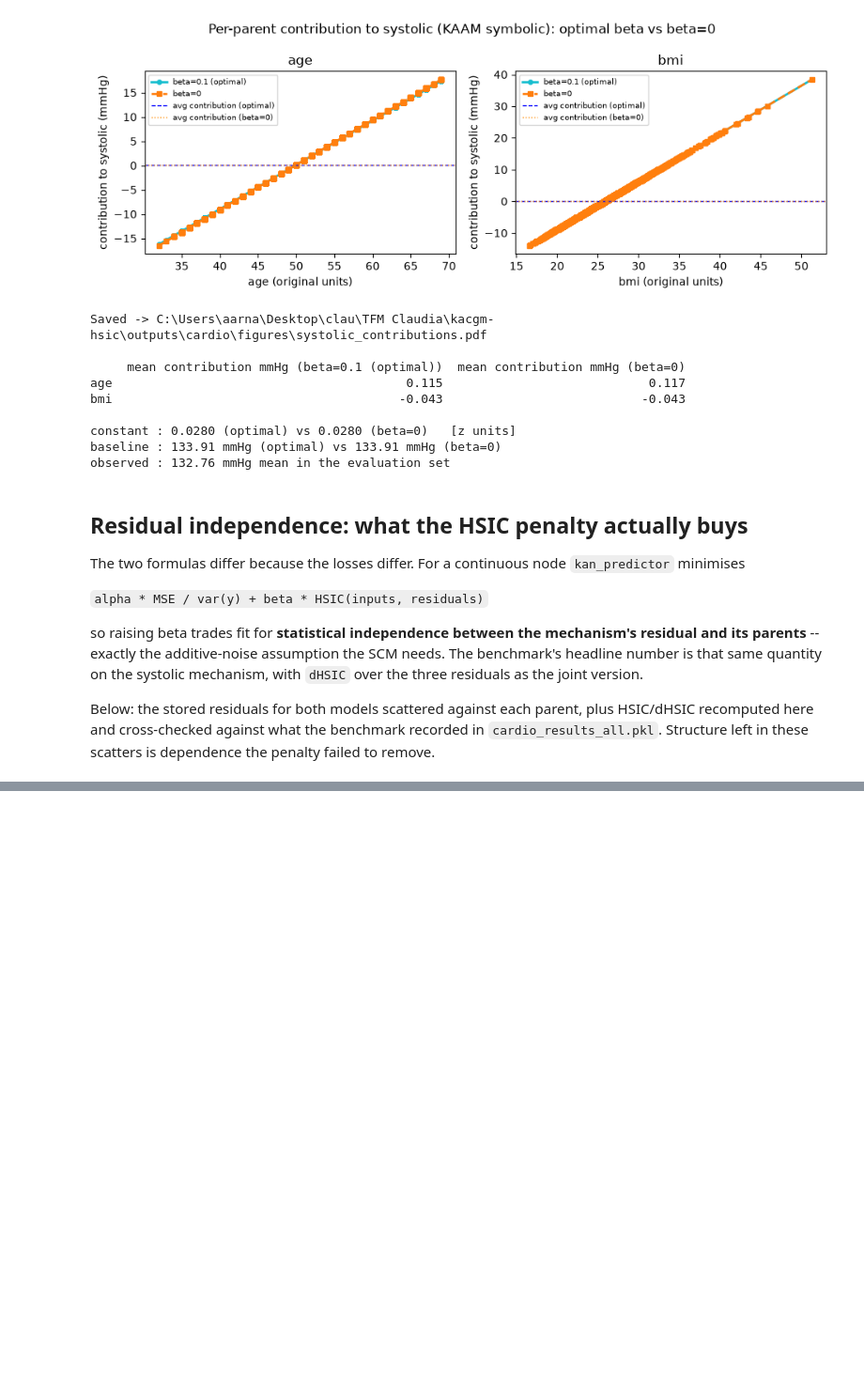
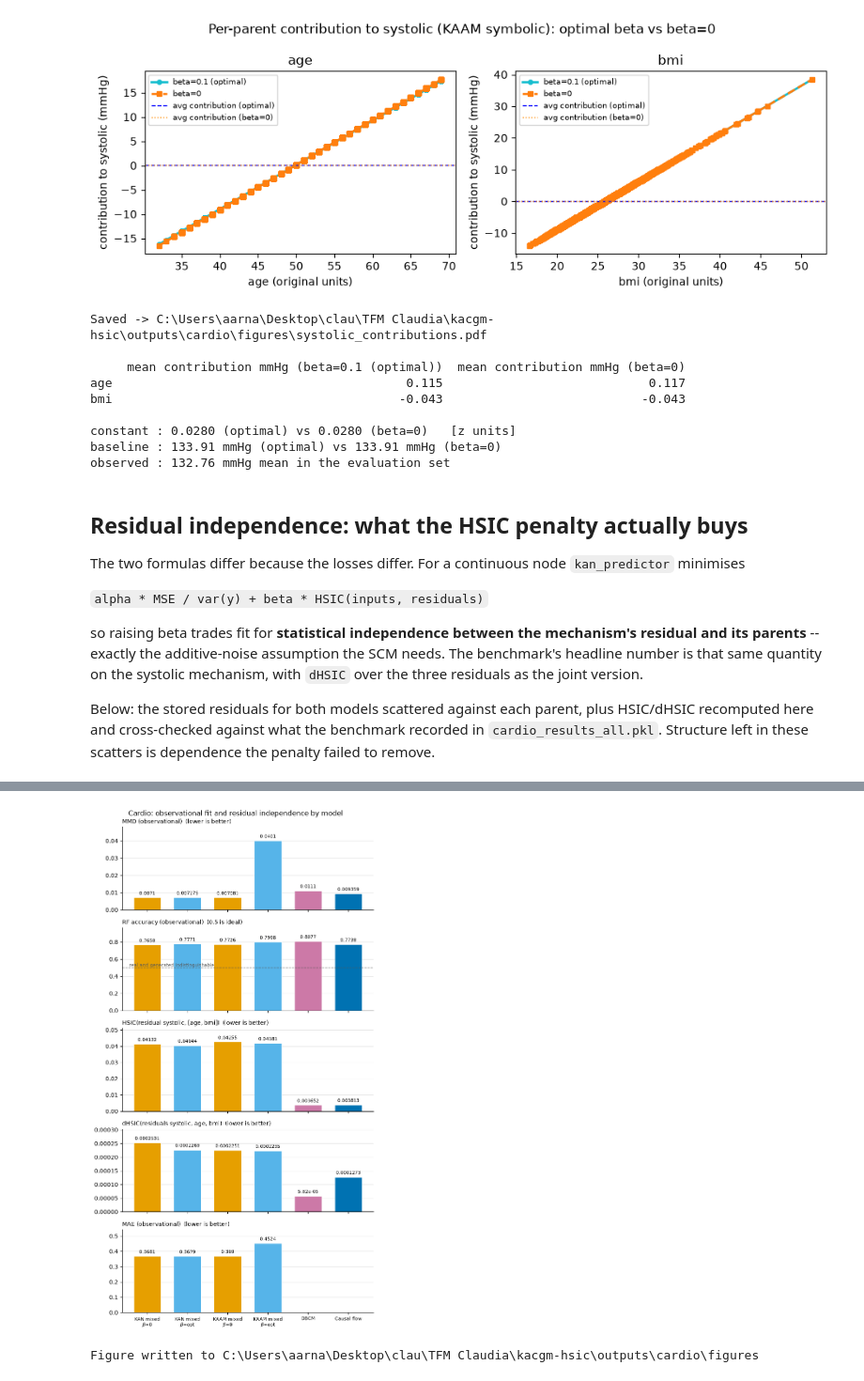
Before and after one commit to Claudia-Rodriguez2002/kacgm_hsic, a Jupyter notebook: notebooks/Experimento4 cardio/cardio_hsic_results_systolic.ipynb, the cells around one changed output, grey strips where cells are left out. Shown at 94% size. Cells and saved outputs as stored; diff of their text form; code cells hidden in the pictures; blank space fills up the shorter version.

Commit message:
añadir mae a cardio y pasar gráficas comparativa modelos a results

```diff
--- a/notebooks/Experimento4 cardio/cardio_hsic_results_systolic.ipynb
+++ b/notebooks/Experimento4 cardio/cardio_hsic_results_systolic.ipynb
@@ -496,0 +505,78 @@ Structure left in these scatters is dependence the penalty failed to remove.
+# %%
+# ============================================================== Metric comparison bar chart
+# One vertical subplot per metric, one bar per model. MAE is excluded for dbcm/flow: it is only
+# defined for the KAN/KAAM family (see evaluate_cardio_observational).
+# Each bar is the single stored value of that metric, not an average over repetitions.
+
+# Falls back to the stored results file so the cell also works on a fresh kernel.
+if 'results' in dir() and results:
+    plot_results = results
+else:
+    with open(os.path.join(data_dir, 'cardio_results_all.pkl'), 'rb') as f:
+        plot_results = pickle.load(f)
+
+# (results key, display label, bar colour) in the order the bars are drawn.
+BAR_MODELS = [
+    ('kan_mixed_beta0',  'KAN mixed\n$\\beta$=0',    '#E69F00'),
+    ('kan_mixed',        'KAN mixed\n$\\beta$=opt',  '#56B4E9'),
+    ('kaam_mixed_beta0', 'KAAM mixed\n$\\beta$=0',   '#E69F00'),
+    ('kaam_mixed',       'KAAM mixed\n$\\beta$=opt', '#56B4E9'),
+    ('dbcm',             'DBCM',                     '#CC79A7'),
+    ('flow',             'Causal flow',              '#0072B2'),
+]
+
+BAR_METRICS = [
+    ('mmd_obs_avg',    'MMD (observational)',                 'lower is better'),
+    ('rf_acc_obs_avg', 'RF accuracy (observational)',          '0.5 is ideal'),
+    ('hsic',           'HSIC(residual systolic, [age, bmi])',  'lower is better'),
+    ('dhsic',          'dHSIC(residuals systolic, age, bmi)',  'lower is better'),
+    ('mae',            'MAE (observational)',                  'lower is better'),
+]
+
+missing = [key for key, _, _ in BAR_MODELS if key not in plot_results]
+if missing:
+    print(f'WARNING: no results for {missing} -- run the corresponding cells first.')
+
+bar_keys = [key for key, _, _ in BAR_MODELS if key in plot_results]
+bar_labels = [label for key, label, _ in BAR_MODELS if key in plot_results]
+bar_colors = [color for key, _, color in BAR_MODELS if key in plot_results]
+positions = np.arange(len(bar_keys))
+
+bar_table = pd.DataFrame(
+    {metric: [plot_results[key].get(metric, np.nan) for key in bar_keys] for metric, _, _ in BAR_METRICS},
+    index=bar_keys,
+)
+print(tabulate(bar_table.round(4), headers='keys', tablefmt='github'))
+
+fig, axs = plt.subplots(len(BAR_METRICS), 1, figsize=(7, 13), sharex=True)
+
+for ax, (metric, title, direction) in zip(axs, BAR_METRICS):
+    values = bar_table[metric].to_numpy(dtype=float)
+    # White edges give the separation between adjacent bars.
+    bars = ax.bar(positions, values, width=0.68, color=bar_colors, edgecolor='white', linewidth=0.8)
+    ax.bar_label(bars, labels=[f'{v:.4g}' if np.isfinite(v) else 'N/A' for v in values], padding=3, fontsize=8)
+
+    if metric == 'rf_acc_obs_avg':
+        ax.axhline(0.5, color='0.35', ls='--', lw=1)
+        ax.text(-0.45, 0.5, 'real and generated indistinguishable', va='bottom', ha='left',
+                fontsize=8, color='0.35')
+
+    ax.set_title(f'{title}  ({direction})', fontsize=10, loc='left')
+    # Bars must start at zero; the headroom keeps the value labels off the frame.
+    ax.set_ylim(0, float(np.nanmax(values)) * 1.20 if np.isfinite(values).any() else 1)
+    ax.grid(axis='y', color='0.9', lw=0.8)
+    ax.set_axisbelow(True)
+    ax.spines[['top', 'right']].set_visible(False)
+
+axs[-1].set_xticks(positions)
+axs[-1].set_xticklabels(bar_labels, fontsize=8)
+fig.suptitle('Cardio: observational fit and residual independence by model', fontsize=12)
+fig.tight_layout()
+
+figures_dir = str(paths.figures)
+fig.savefig(os.path.join(figures_dir, 'cardio_metrics_bars.pdf'), bbox_inches='tight')
+fig.savefig(os.path.join(figures_dir, 'cardio_metrics_bars.png'), dpi=200, bbox_inches='tight')
+plt.show()
+
+print(f'\nFigure written to {figures_dir}')
+# %% [output]
@@ -496,0 +590,2 @@ Structure left in these scatters is dependence the penalty failed to remove.
+[figure, added]
+Figure written to C:\Users\aarna\Desktop\clau\TFM Claudia\kacgm-hsic\outputs\cardio\figures
```
Also changed, not shown: parts of 4 cells of this notebook, 1 other file.
